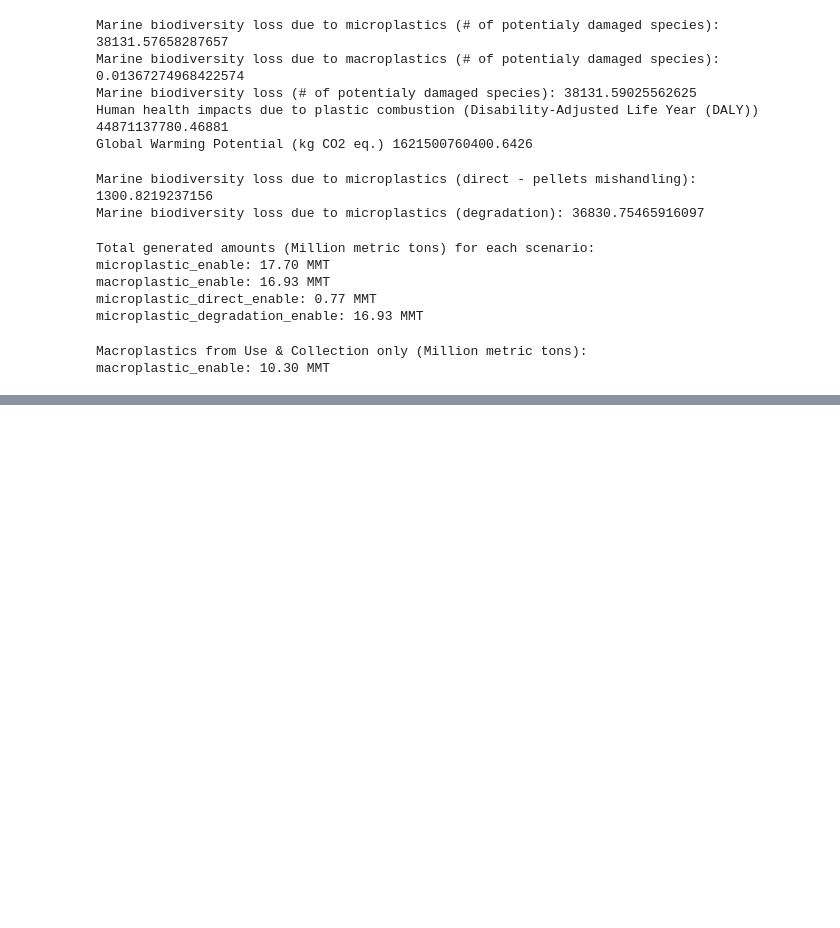
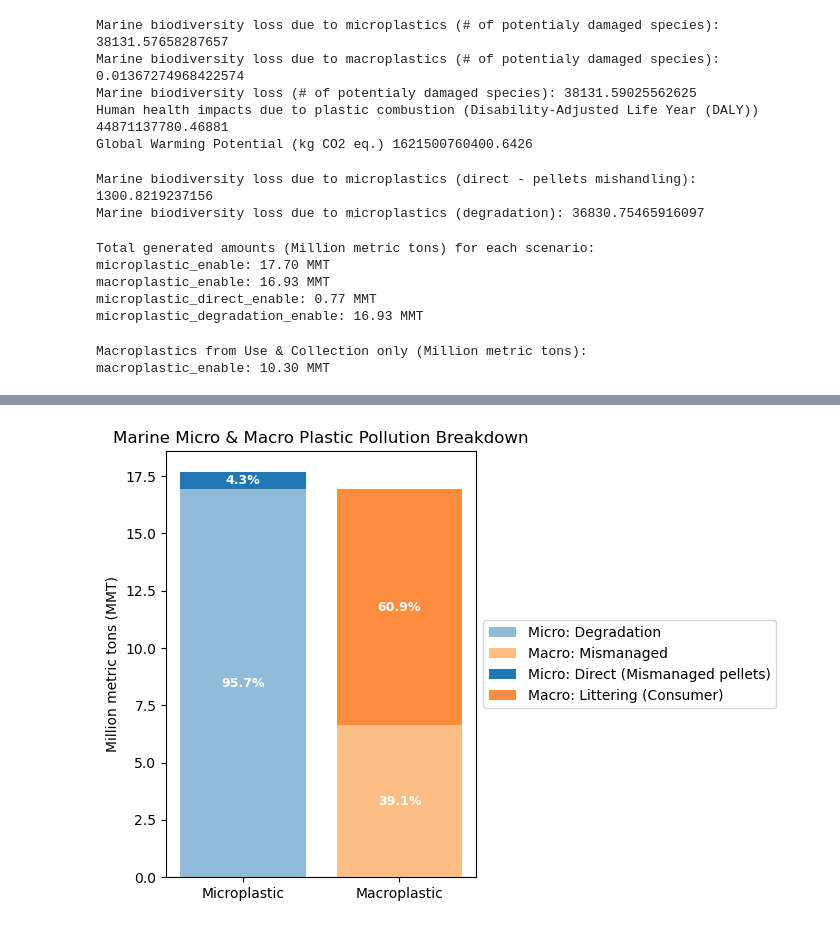
Before and after one commit to FarshidNazemi/packaging-roadmap, a Jupyter notebook: test.ipynb, the cells around one changed output, grey strips where cells are left out. Saved outputs shown, nothing was run; the diff lists cells and outputs as text; code cells hidden in the pictures; blank space fills up the shorter version.

```diff
--- a/test.ipynb
+++ b/test.ipynb
@@ -910,0 +1069,66 @@ Top 10 contributors to phi[0] (with grouping):
+# %%
+import matplotlib.pyplot as plt
+
+# ---- keys from your computed dicts ----
+micro_direct_key = "microplastic_direct_enable"
+micro_degrad_key = "microplastic_degradation_enable"
+
+# littering comes from the Use & Collection–only dict
+macro_litter = float(
+    macro_sums_mmt.get("macro_litter_enable",
+                       macro_sums_mmt.get("macroplastic_enable", 0.0))  # fallback
+)
+
+# total macro comes from the all-flows dict
+macro_total  = float(g_sums.get("macroplastic_enable", 0.0))
+
+# if you also computed an explicit mismanaged key in g_sums, prefer it; otherwise derive
+macro_misman = float(g_sums.get("macro_mismanage_enable", max(macro_total - macro_litter, 0.0)))
+
+# micro parts from g_sums (already in MMT)
+micro_direct = float(g_sums.get(micro_direct_key, 0.0))
+micro_degrad = float(g_sums.get(micro_degrad_key, 0.0))
+
+labels      = ["Microplastic", "Macroplastic"]
+bottom_vals = [micro_degrad,   macro_misman]
+top_vals    = [micro_direct,   macro_litter]
+
+colors_bottom = ["#8FBBD9", "#FDBE85"]  # degradation, mismanaged
+colors_top    = ["#1F77B4", "#FD8D3C"]  # direct/pellets, littering
+
+x = [0, 1]
+plt.figure(figsize=(7, 5))
+
+bars_bottom = plt.bar(x, bottom_vals, color=colors_bottom)
+bars_top    = plt.bar(x, top_vals, bottom=bottom_vals, color=colors_top)
+
+# Total for each stacked bar
+totals = [bottom_vals[i] + top_vals[i] for i in range(len(labels))]
+
+# Annotate with percentages inside each bar segment
+for i, bars in enumerate((bars_bottom, bars_top)):
+    for j, b in enumerate(bars):
+        h = b.get_height()
+        if h > 0:
+            share = h / totals[j] * 100
+            plt.text(
+                b.get_x() + b.get_width()/2,
+                b.get_y() + h/2,          # halfway inside the bar segment
+                f"{share:.1f}%",
+                ha="center", va="center", fontsize=9, color="white", weight="bold"
+            )
+
+plt.xticks(x, labels)
+plt.ylabel("Million metric tons (MMT)")
+plt.title("Marine Micro & Macro Plastic Pollution Breakdown")
+plt.legend(
+    [bars_bottom[0], bars_bottom[1], bars_top[0], bars_top[1]],
+    ["Micro: Degradation", "Macro: Mismanaged",
+     "Micro: Direct (Mismanaged pellets)", "Macro: Littering (Consumer)"],
+    loc="center left", bbox_to_anchor=(1.0, 0.5)
+)
+
+plt.tight_layout()
+plt.show()
+# %% [output]
+[figure, added]
```
Also changed, not shown: parts of 20 cells of this notebook, 3 other files.
